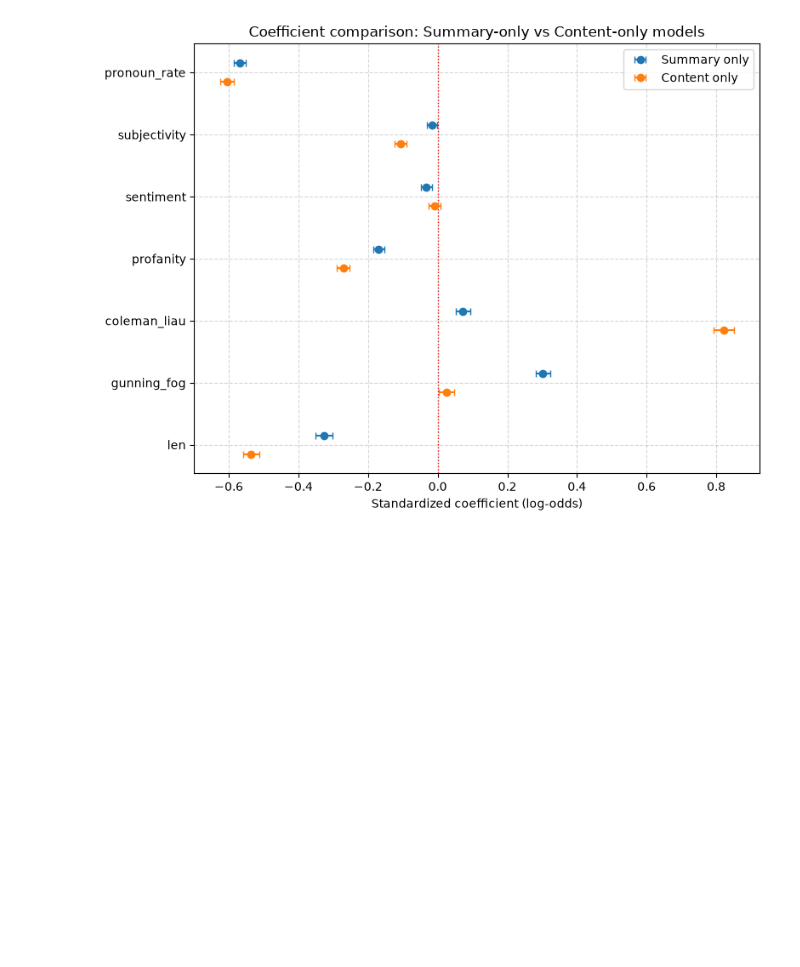
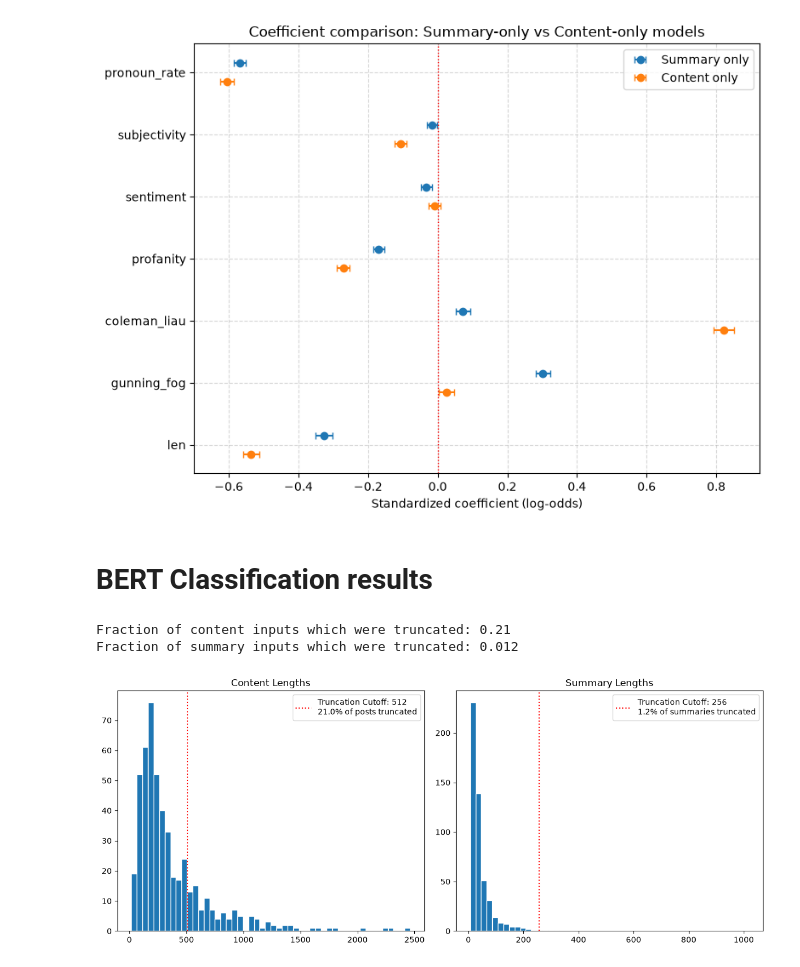
Before and after one commit to LudwigAKunz/docana-project-report, a Jupyter notebook: code/analysis.ipynb, the cells around one changed output. Saved outputs shown, nothing was run; the diff lists cells and outputs as text; code cells hidden in the pictures; blank space fills up the shorter version.

```diff
--- a/code/analysis.ipynb
+++ b/code/analysis.ipynb
@@ -443,3 +443,38 @@ plt.savefig("../figures/coef_comparison_summary_content.png", dpi=150, bbox_inch
 plt.show()
 # %% [output]
 [figure]
+# %% [markdown]
+# BERT Classification results
+# %%
+# load BERT results
+with open("BERT_classification/bert_results.json") as f:
+    bert_results = json.load(f)
+# %%
+# Length & Truncation
+content_lengths = bert_results["content"]["token_lengths"]
+summary_lengths = bert_results["summary"]["token_lengths"]
+
+frac_truncated_content = len([l for l in content_lengths if l > 512])/len(content_lengths)
+frac_truncated_summary = len([l for l in summary_lengths if l > 256])/len(summary_lengths)
+
+print(f"Fraction of content inputs which were truncated: {frac_truncated_content}")
+print(f"Fraction of summary inputs which were truncated: {frac_truncated_summary}")
+
+fig, axes = plt.subplots(1, 2, figsize=(12, 5))
+
+axes[0].hist(content_lengths, bins=50, edgecolor="white")
+axes[0].axvline(512, color="red", linestyle=":", label=f"Truncation Cutoff: 512\n{frac_truncated_content*100}% of posts truncated")
+axes[0].set_title("Content Lengths")
+axes[0].legend(loc="upper right")
+
+axes[1].hist(summary_lengths, bins=50, edgecolor="white")
+axes[1].axvline(256, color="red", linestyle=":", label=f"Truncation Cutoff: 256\n{frac_truncated_summary*100}% of summaries truncated")
+axes[1].set_title("Summary Lengths")
+axes[1].legend(loc="upper right")
+
+plt.tight_layout()
+plt.show()
+# %% [output]
+Fraction of content inputs which were truncated: 0.21
+Fraction of summary inputs which were truncated: 0.012
+[figure, added]
```
Also changed, not shown: parts of 2 cells of this notebook, 3 other files.
